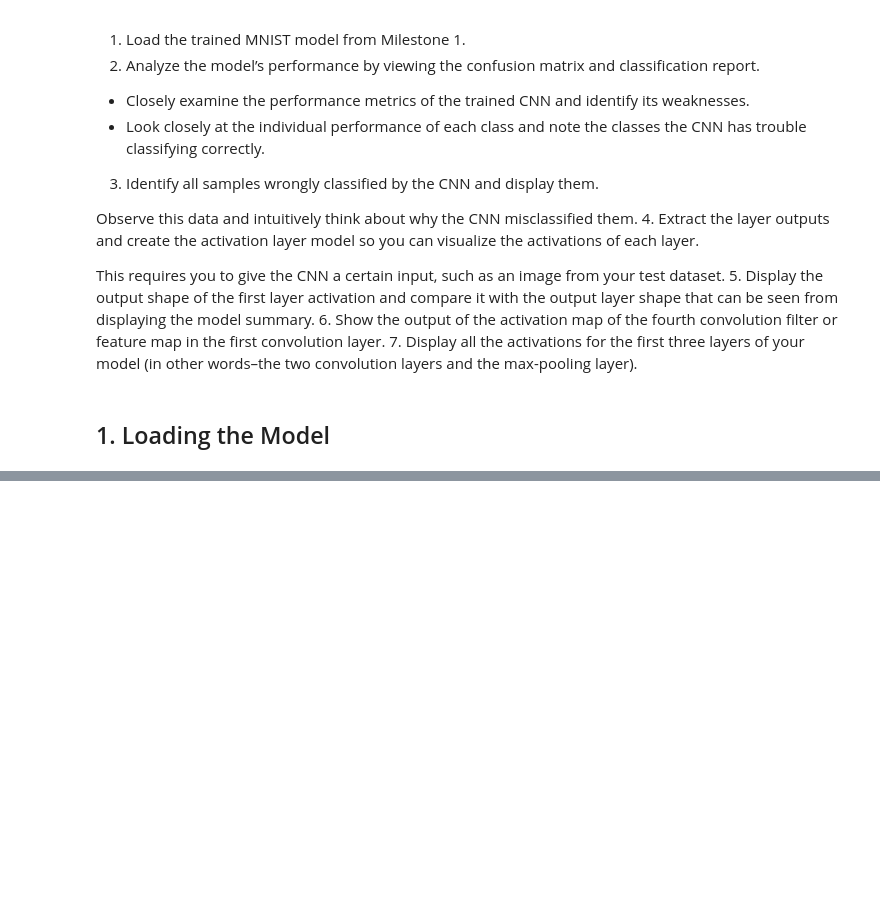
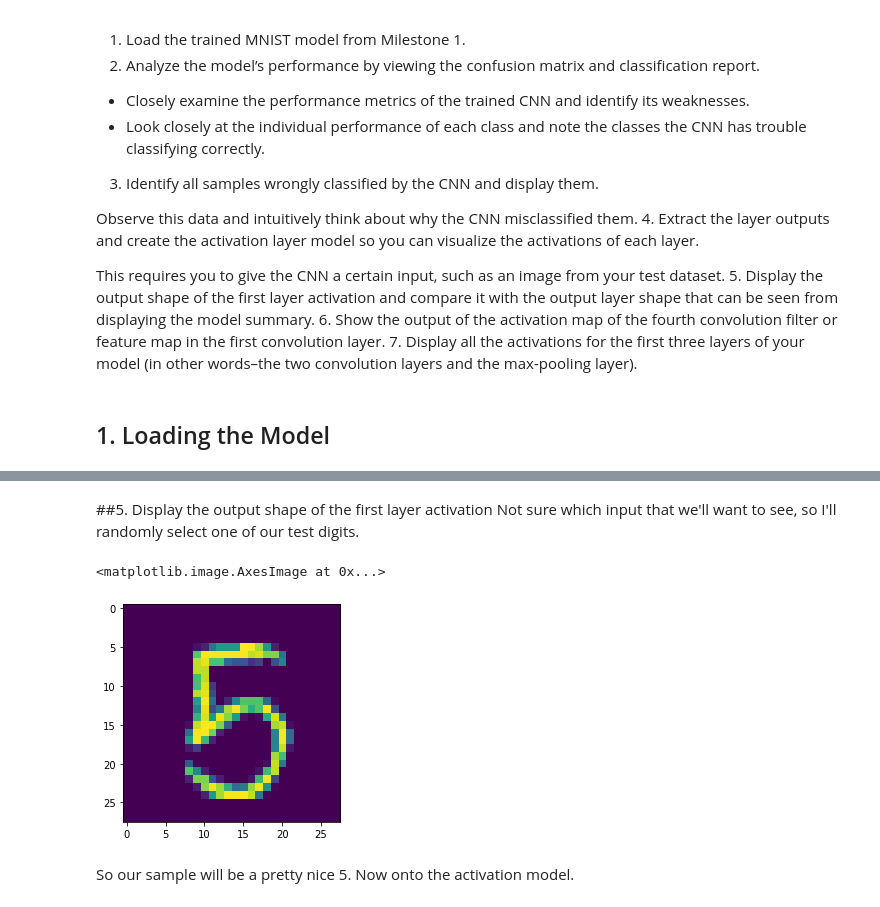
Before and after one commit to NikFloden/Art-Style-Transfer-Using-Neural-Networks, a Jupyter notebook: Milestone_2_Understanding_What_Convolutional_Neural_Networks_Learn.ipynb, the cells around one changed output, grey strips where cells are left out. Saved outputs shown, nothing was run; the diff lists cells and outputs as text; code cells hidden in the pictures; blank space fills up the shorter version.

```diff
--- a/Milestone_2_Understanding_What_Convolutional_Neural_Networks_Learn.ipynb
+++ b/Milestone_2_Understanding_What_Convolutional_Neural_Networks_Learn.ipynb
@@ -39,0 +124,13 @@ model = load_model("mnist_simple_cnn_10_Epochs.h5")
+# %% [markdown]
+##5. Display the output shape of the first layer activation
+Not sure which input that we'll want to see, so I'll randomly select one of our test digits.
+# %%
+np.random.seed(262022) #set the seed and make it repeatable
+random_idx = np.random.randint(0,len(x_test))
+input_sample = x_test[random_idx]
+plt.imshow(input_sample,cmap="viridis")
+# %% [output]
+<matplotlib.image.AxesImage at 0x...>
+[figure, added]
+# %% [markdown]
+So our sample will be a pretty nice 5. Now onto the activation model.
```
Also changed, not shown: parts of 18 cells of this notebook.
